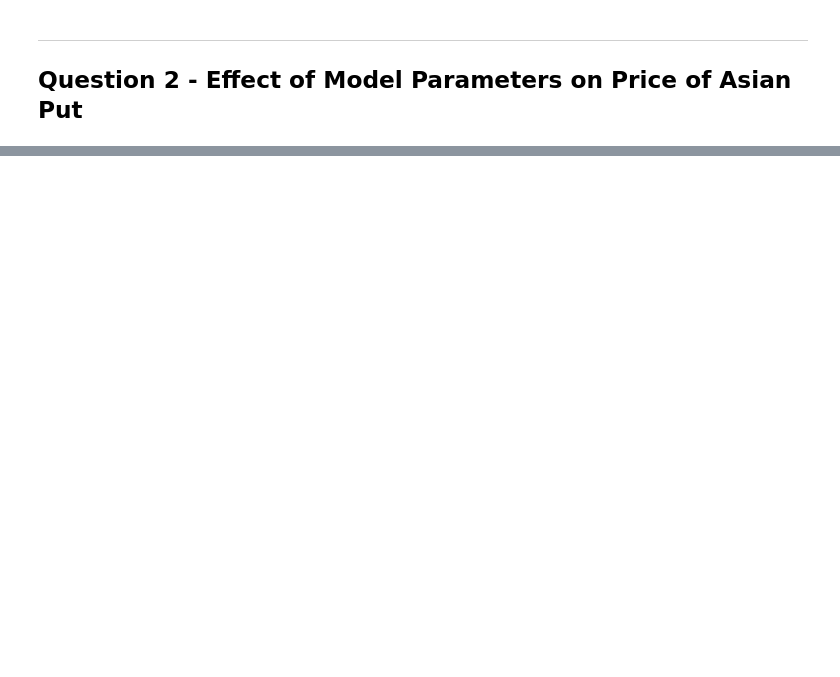
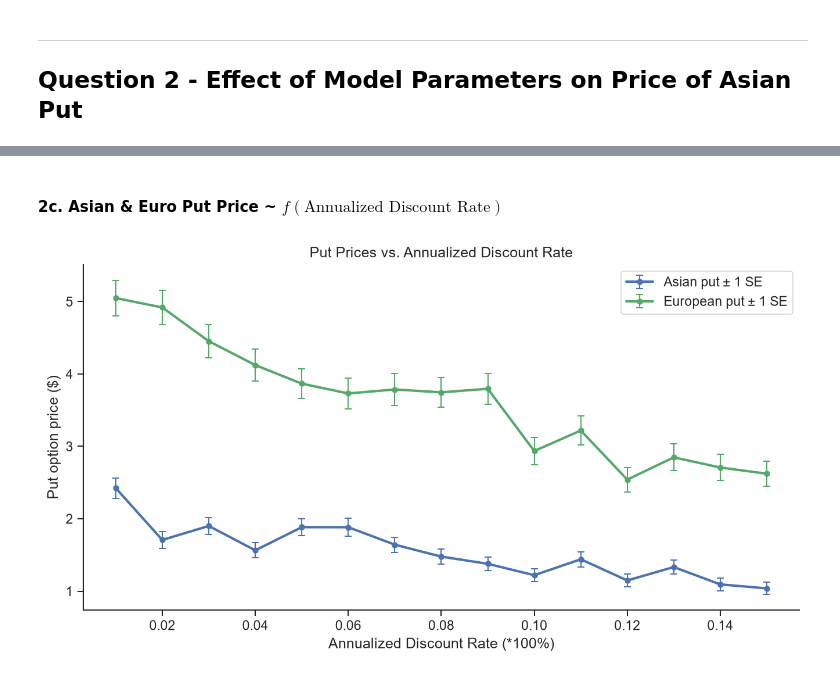
Before and after one commit to JoshECampbell/Path-Dependent-Options, a Jupyter notebook: path_dep_options.ipynb, the cells around one changed output, grey strips where cells are left out. Cells and saved outputs as stored; diff of their text form; code cells hidden in the pictures; blank space fills up the shorter version.

```diff
--- a/path_dep_options.ipynb
+++ b/path_dep_options.ipynb
@@ -104,0 +201,10 @@ ___
+# %% [markdown]
+#### 2c. Asian & Euro Put Price ~ $f(\text{Annualized Discount Rate})$
+# %%
+discount_rates = np.arange(0.01, 0.16, 0.01)
+asian_prices, asian_errors, euro_prices, euro_errors = vary_parameter("r", discount_rates, BASE_PARAMS)
+
+plotting_q2(asian_prices, asian_errors, euro_prices, euro_errors, varied_parameter= discount_rates,
+            parameter_title="Annualized Discount Rate", xlabel="Annualized Discount Rate", xsymbol="*100%")
+# %% [output]
+[figure, added]
```
Also changed, not shown: parts of 28 cells of this notebook.
